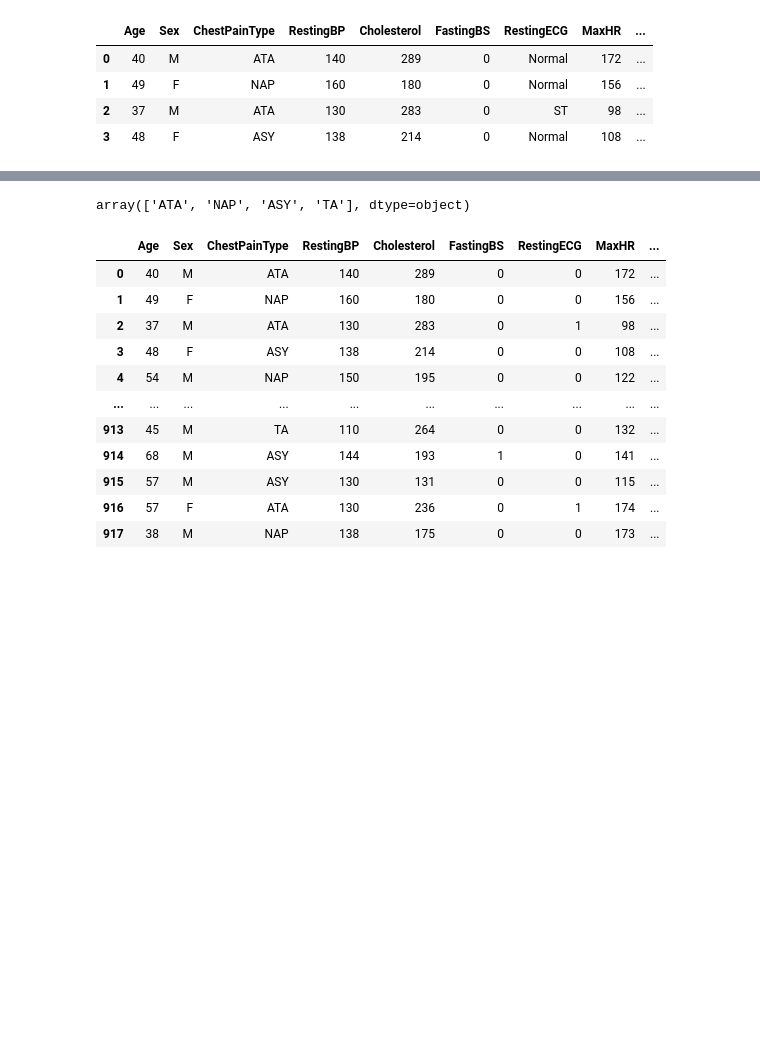
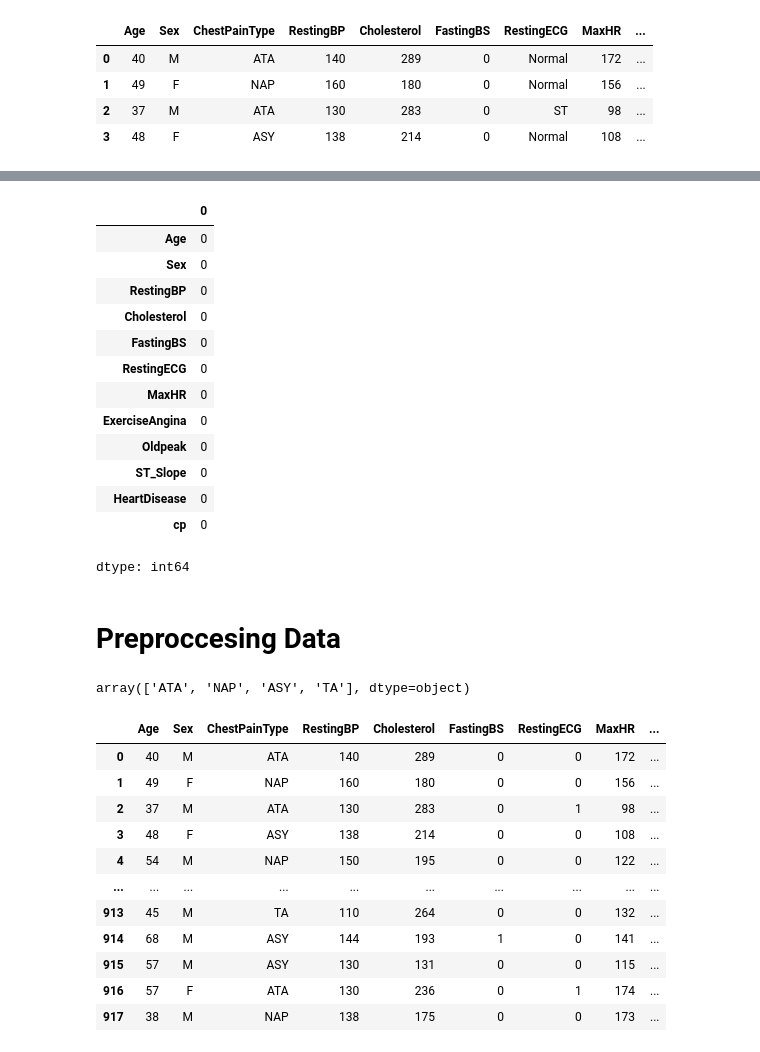
Before and after one commit to Arif118/Heart-disease-prediction, a Jupyter notebook: Heart_disease_prediction.ipynb, the cells around one changed output, grey strips where cells are left out. Cells and saved outputs as stored; diff of their text form; code cells hidden in the pictures; blank space fills up the shorter version.

```diff
--- a/Heart_disease_prediction.ipynb
+++ b/Heart_disease_prediction.ipynb
@@ -27,3 +93,22 @@ df2.head(4)
+# %%
+df2.isnull().sum()
+# %% [output]
+|  | 0 |
+| Age | 0 |
+| Sex | 0 |
+| RestingBP | 0 |
+| Cholesterol | 0 |
+| FastingBS | 0 |
+| RestingECG | 0 |
+| MaxHR | 0 |
+| ExerciseAngina | 0 |
+| Oldpeak | 0 |
+| ST_Slope | 0 |
+| HeartDisease | 0 |
+| cp | 0 |
+dtype: int64
+# %% [markdown]
+# Preproccesing Data
 # %%
 df2['ChestPainType'].unique()
 # %% [output]
```
Also changed, not shown: parts of 20 cells of this notebook.
